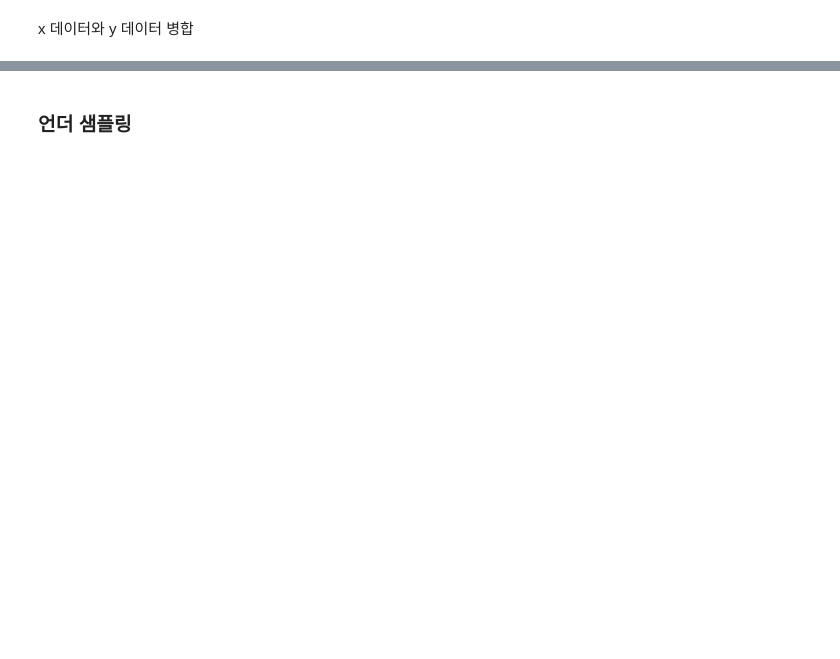
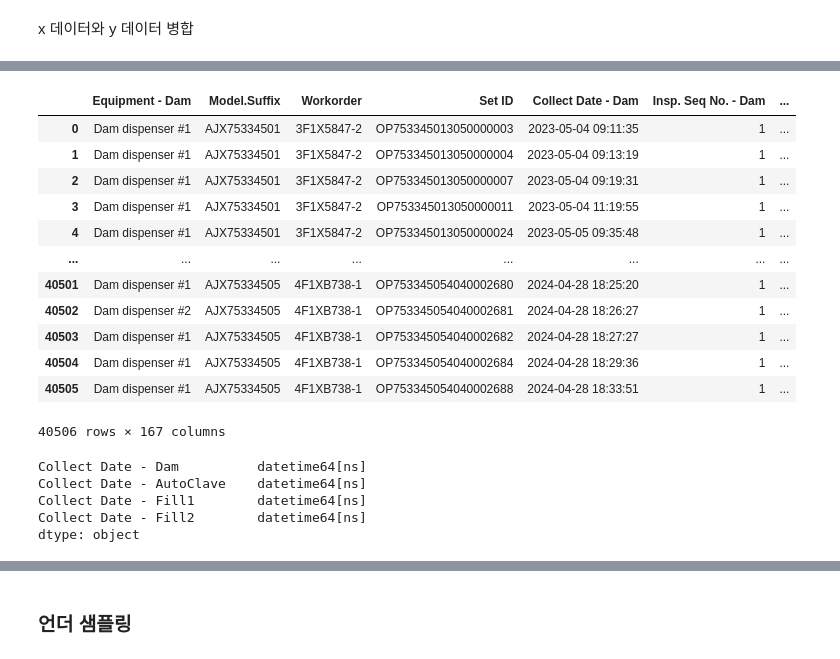
Before and after one commit to moool01/LGAIMERS5th, a Jupyter notebook: code.ipynb, the cells around one changed output, grey strips where cells are left out. Drawn from its saved outputs; the diff is of its cells as text; code cells hidden in the pictures; blank space fills up the shorter version.

```diff
--- a/code.ipynb
+++ b/code.ipynb
@@ -66,3 +92,17 @@ y = pd.read_csv(os.path.join(ROOT_DIR, "train_y.csv"))
+# %%
+# 얘네로 ㄱㄱ
+
+ROOT_DIR = "C:\\lgaimers"
+RANDOM_STATE = 110
+
+# 각 엑셀 파일을 읽기
+X_Dam = pd.read_excel(os.path.join(ROOT_DIR, "Dam dispensing.xlsx"), header=1)
+X_Fill1 = pd.read_excel(os.path.join(ROOT_DIR, "Fill1 dispensing.xlsx"), header=1)
+X_Fill2 = pd.read_excel(os.path.join(ROOT_DIR, "Fill2 dispensing.xlsx"), header=1)
+X_AutoClave = pd.read_excel(os.path.join(ROOT_DIR, "Auto clave.xlsx"), header=1)
+
+# CSV 파일을 읽기
+y = pd.read_csv(os.path.join(ROOT_DIR, "train_y.csv"))
 # %% [markdown]
 ### 데이터 병합
 
@@ -104,0 +313,47 @@ df_merged
+# %%
+# 삭제할 열 리스트
+columns_to_drop = [
+        'Wip Line - Dam', 'Process Desc. - Dam', 'Insp Judge Code - Dam',
+        'Wip Line - Fill1', 'Process Desc. - Fill1', 'LOT ID - Fill1', 'Insp Judge Code - Fill1',
+        'Wip Line - Fill2', 'Process Desc. - Fill2', 'LOT ID - Fill2', 'Insp Judge Code - Fill2',
+        'Wip Line - AutoClave', 'Process Desc. - AutoClave', 'Equipment - AutoClave', 'LOT ID - AutoClave', 'Insp Judge Code - AutoClave',
+        'Model.Suffix - Fill1', 'Model.Suffix - Fill2', 'Model.Suffix - AutoClave',
+        'Workorder - Fill1', 'Workorder - Fill2', 'Workorder - AutoClave'
+]
+
+# 열 삭제
+df_merged = df_merged.drop(columns=columns_to_drop)
+
+# 열 이름 변경
+df_merged = df_merged.rename(columns={
+    'Model.Suffix - Dam': 'Model.Suffix',
+    'Workorder - Dam': 'Workorder'
+})
+
+df_merged
+# %% [output]
+|  | Equipment - Dam | Model.Suffix | Workorder | Set ID | Collect Date - Dam | Insp. Seq No. - Dam | ... |
+| 0 | Dam dispenser #1 | AJX75334501 | 3F1X5847-2 | OP753345013050000003 | 2023-05-04 09:11:35 | 1 | ... |
+| 1 | Dam dispenser #1 | AJX75334501 | 3F1X5847-2 | OP753345013050000004 | 2023-05-04 09:13:19 | 1 | ... |
+| 2 | Dam dispenser #1 | AJX75334501 | 3F1X5847-2 | OP753345013050000007 | 2023-05-04 09:19:31 | 1 | ... |
+| 3 | Dam dispenser #1 | AJX75334501 | 3F1X5847-2 | OP753345013050000011 | 2023-05-04 11:19:55 | 1 | ... |
+| 4 | Dam dispenser #1 | AJX75334501 | 3F1X5847-2 | OP753345013050000024 | 2023-05-05 09:35:48 | 1 | ... |
+| ... | ... | ... | ... | ... | ... | ... | ... |
+| 40501 | Dam dispenser #1 | AJX75334505 | 4F1XB738-1 | OP753345054040002680 | 2024-04-28 18:25:20 | 1 | ... |
+| 40502 | Dam dispenser #2 | AJX75334505 | 4F1XB738-1 | OP753345054040002681 | 2024-04-28 18:26:27 | 1 | ... |
+| 40503 | Dam dispenser #1 | AJX75334505 | 4F1XB738-1 | OP753345054040002682 | 2024-04-28 18:27:27 | 1 | ... |
+| 40504 | Dam dispenser #1 | AJX75334505 | 4F1XB738-1 | OP753345054040002684 | 2024-04-28 18:29:36 | 1 | ... |
+| 40505 | Dam dispenser #1 | AJX75334505 | 4F1XB738-1 | OP753345054040002688 | 2024-04-28 18:33:51 | 1 | ... |
+40506 rows × 167 columns
+# %%
+# Collect Date 열 데이터 형식 확인
+date_columns = ['Collect Date - Dam', 'Collect Date - AutoClave', 'Collect Date - Fill1', 'Collect Date - Fill2']
+data_types = df_merged[date_columns].dtypes
+
+data_types
+# %% [output]
+Collect Date - Dam          datetime64[ns]
+Collect Date - AutoClave    datetime64[ns]
+Collect Date - Fill1        datetime64[ns]
+Collect Date - Fill2        datetime64[ns]
+dtype: object
```
Also changed, not shown: parts of 19 cells of this notebook, 8 other files.
